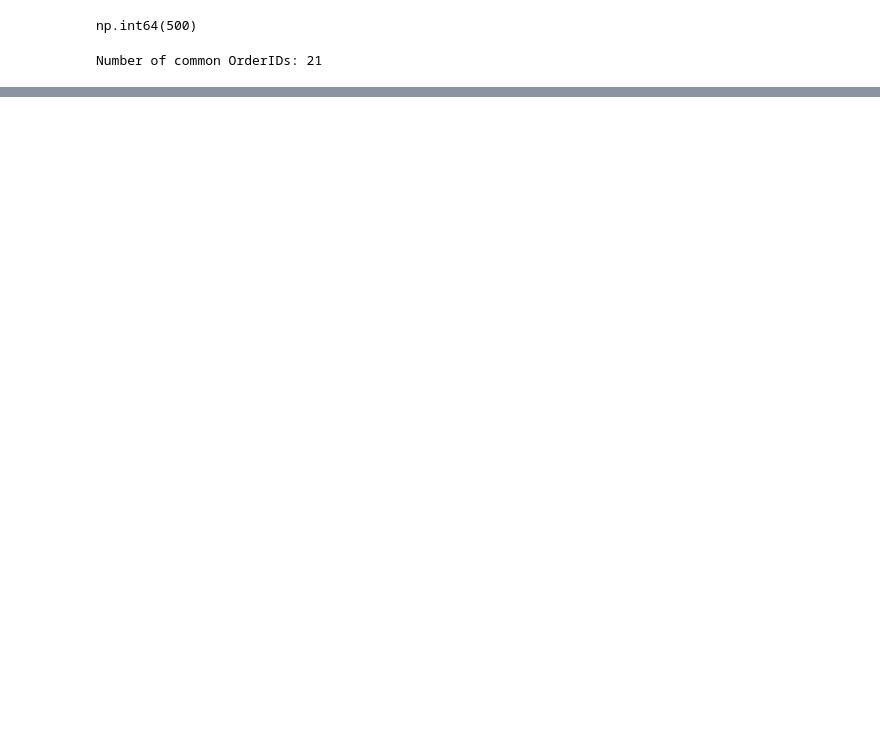
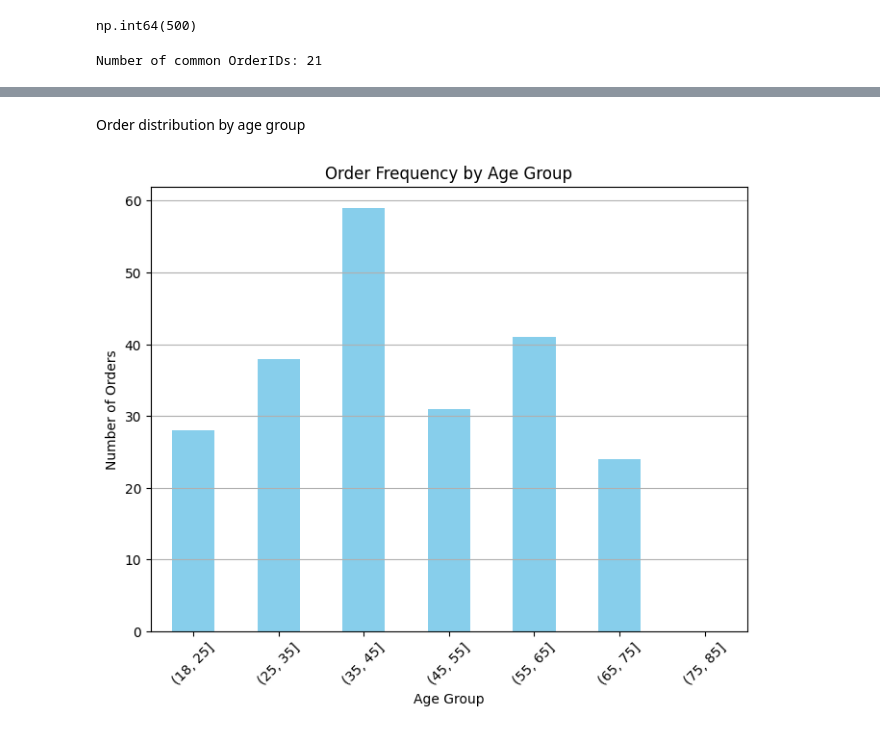
Before and after one commit to Arunprabhakaran04/EY_task, a Jupyter notebook: Case_study_1/case_analysis.ipynb, the cells around one changed output, grey strips where cells are left out. Cells and saved outputs as stored; diff of their text form; code cells hidden in the pictures; blank space fills up the shorter version.

```diff
--- a/Case_study_1/case_analysis.ipynb
+++ b/Case_study_1/case_analysis.ipynb
@@ -245,0 +282,18 @@ print(len(common_orders.intersection(set_food_demography)))
+# %% [markdown]
+Order distribution by age group
+# %%
+age_bins = [18, 25, 35, 45, 55, 65, 75, 85]
+demographic_data = df_demography
+demographic_data['AgeGroup'] = pd.cut(demographic_data['Age'], bins=age_bins)
+
+age_group_counts = demographic_data['AgeGroup'].value_counts().sort_index()
+plt.figure(figsize=(8, 6))
+age_group_counts.plot(kind='bar', color='skyblue')
+plt.title('Order Frequency by Age Group')
+plt.xlabel('Age Group')
+plt.ylabel('Number of Orders')
+plt.xticks(rotation=45)
+plt.grid(axis='y')
+plt.show()
+# %% [output]
+[figure, added]
```
Also changed, not shown: parts of 22 cells of this notebook, 1 other file.
